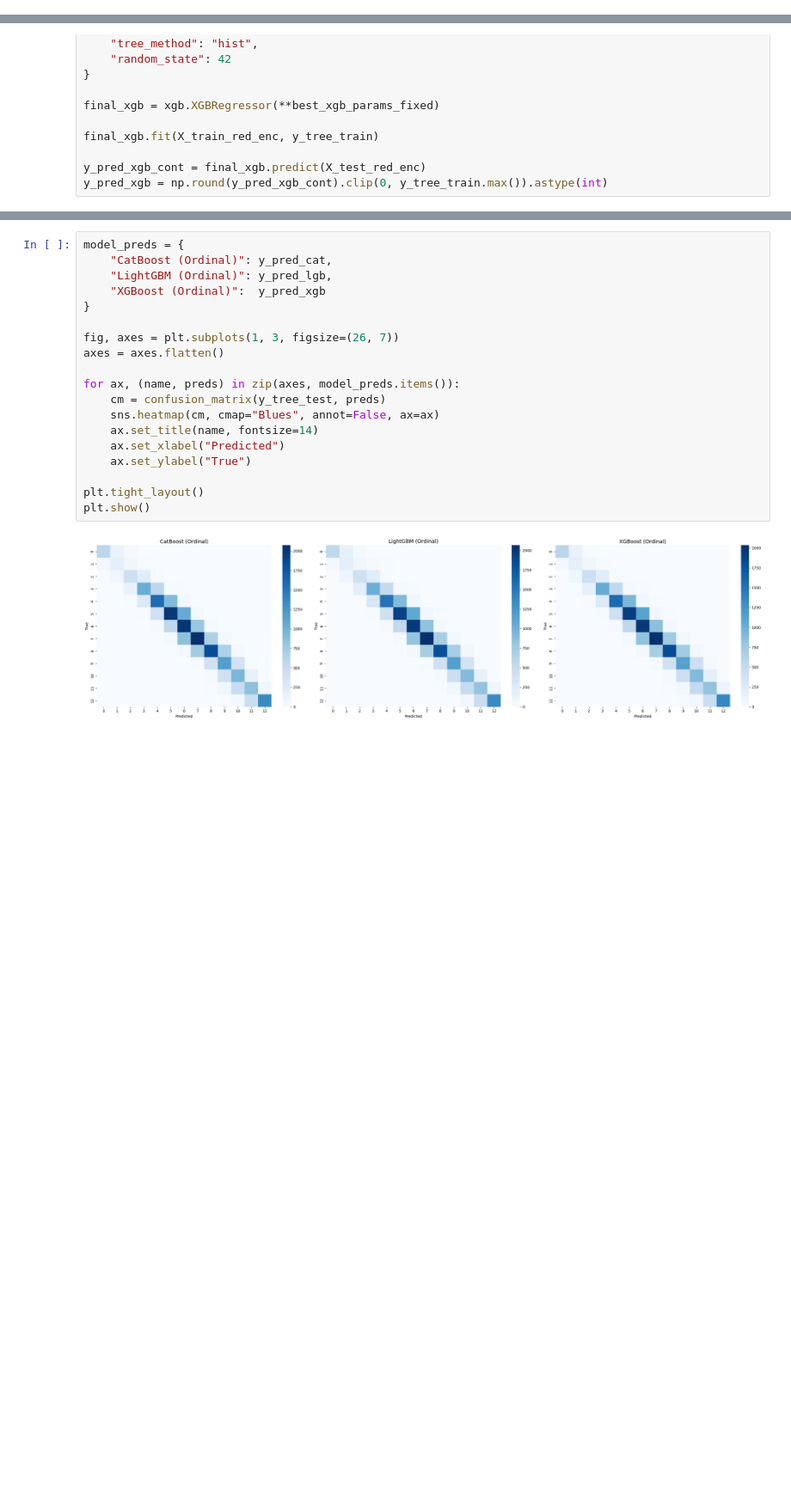
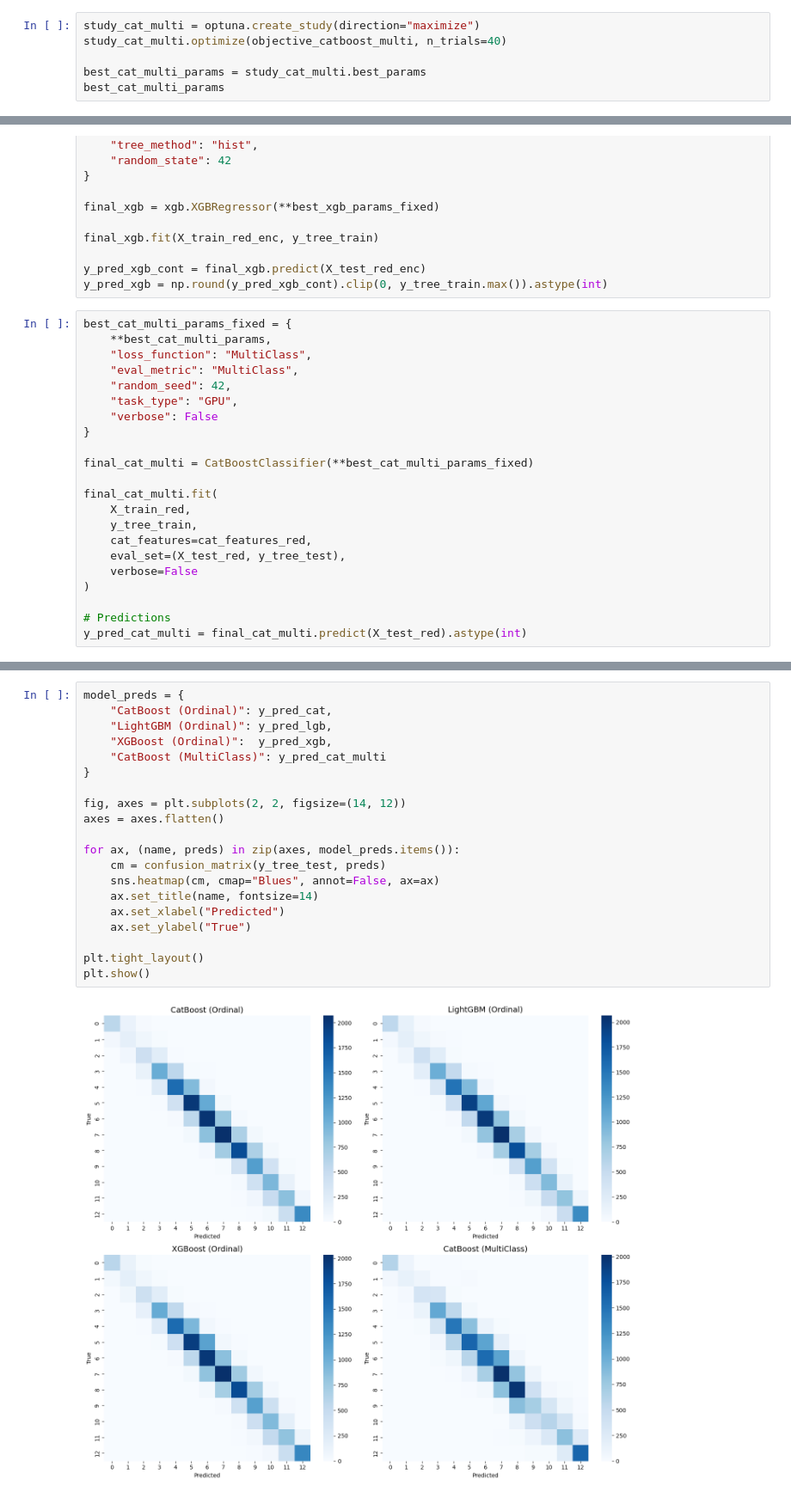
Before and after one commit to BenRyan-8/APA_CA, a Jupyter notebook: BERPrediction.ipynb, the cells around one changed output, grey strips where cells are left out. Shown at 86% size. Saved outputs shown, nothing was run; the diff lists cells and outputs as text; blank space fills up the shorter version.

```diff
--- a/BERPrediction.ipynb
+++ b/BERPrediction.ipynb
@@ -1792,0 +1825,6 @@ best_xgb_params
+# %%
+study_cat_multi = optuna.create_study(direction="maximize")
+study_cat_multi.optimize(objective_catboost_multi, n_trials=40)
+
+best_cat_multi_params = study_cat_multi.best_params
+best_cat_multi_params
@@ -1855,6 +1915,28 @@ final_xgb.fit(X_train_red_enc, y_tree_train)
 
 y_pred_xgb_cont = final_xgb.predict(X_test_red_enc)
 y_pred_xgb = np.round(y_pred_xgb_cont).clip(0, y_tree_train.max()).astype(int)
+# %%
+best_cat_multi_params_fixed = {
+    **best_cat_multi_params,
+    "loss_function": "MultiClass",
+    "eval_metric": "MultiClass",
+    "random_seed": 42,
+    "task_type": "GPU",
+    "verbose": False
+}
+
+final_cat_multi = CatBoostClassifier(**best_cat_multi_params_fixed)
+
+final_cat_multi.fit(
+    X_train_red,
+    y_tree_train,
+    cat_features=cat_features_red,
+    eval_set=(X_test_red, y_tree_test),
+    verbose=False
+)
+
+# Predictions
+y_pred_cat_multi = final_cat_multi.predict(X_test_red).astype(int)
 # %%
 qwk_cat = cohen_kappa_score(y_tree_test, y_pred_cat, weights="quadratic")
 acc_cat = accuracy_score(y_tree_test, y_pred_cat)
@@ -1884,21 +1970,22 @@ LightGBM (Ordinal) 0.966518  0.569418
 # %%
 model_preds = {
     "CatBoost (Ordinal)": y_pred_cat,
     "LightGBM (Ordinal)": y_pred_lgb,
-    "XGBoost (Ordinal)":  y_pred_xgb
+    "XGBoost (Ordinal)":  y_pred_xgb,
+    "CatBoost (MultiClass)": y_pred_cat_multi
 }
 
-fig, axes = plt.subplots(1, 3, figsize=(26, 7))
+fig, axes = plt.subplots(2, 2, figsize=(14, 12))
 axes = axes.flatten()
 
 for ax, (name, preds) in zip(axes, model_preds.items()):
     cm = confusion_matrix(y_tree_test, preds)
     sns.heatmap(cm, cmap="Blues", annot=False, ax=ax)
     ax.set_title(name, fontsize=14)
     ax.set_xlabel("Predicted")
     ax.set_ylabel("True")
 
 plt.tight_layout()
 plt.show()
 # %% [output]
-[figure, old version]
+[figure, new version]
```
Also changed, not shown: parts of 14 cells of this notebook.
